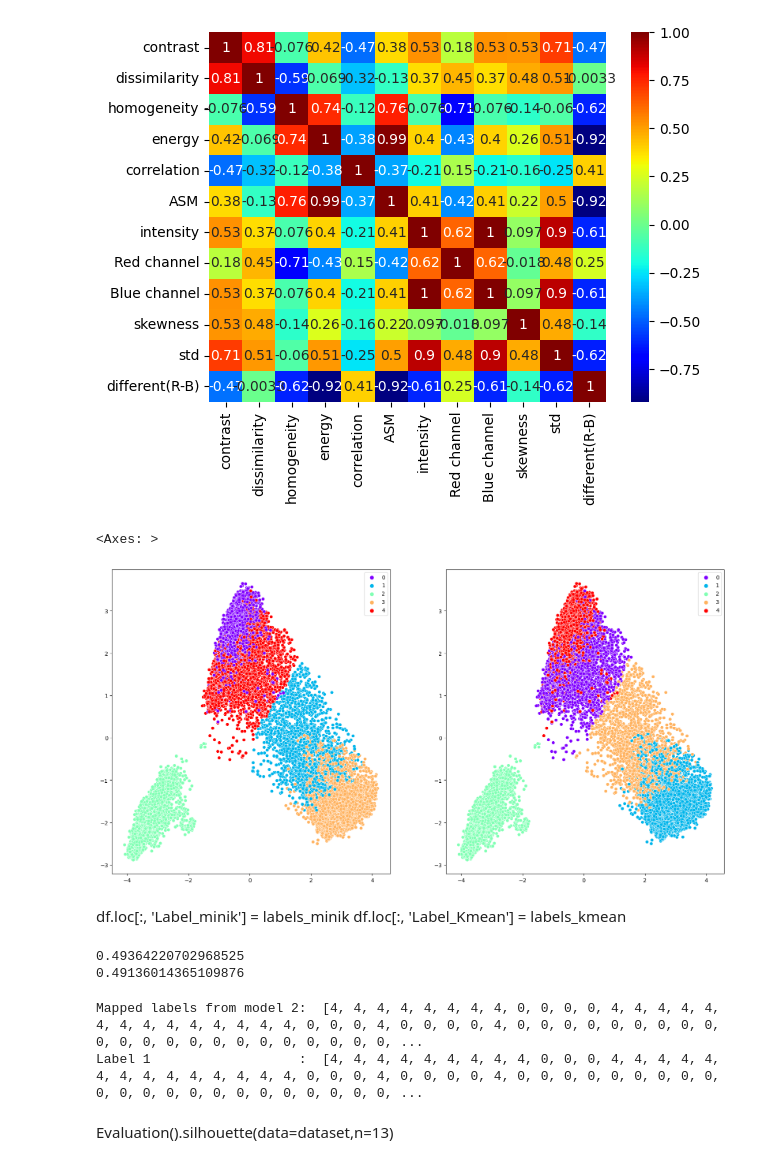
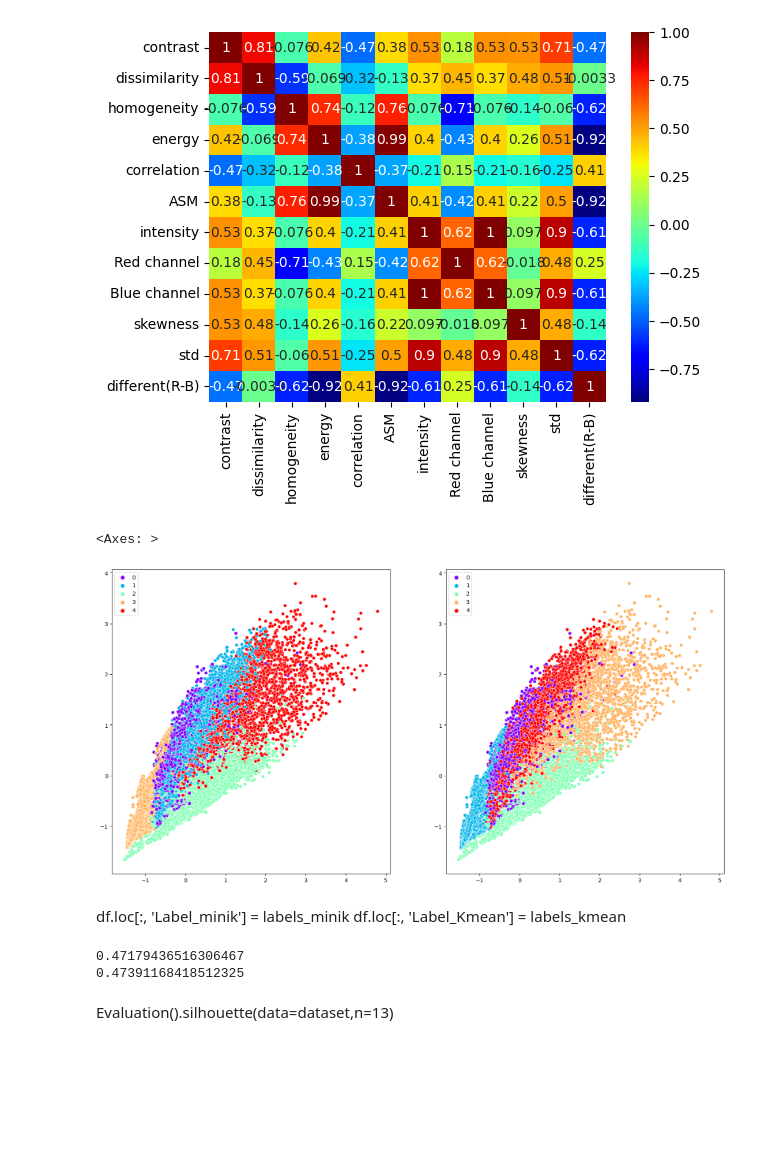
Before and after one commit to PrachayaKMITL/NARIT_internship_2024, a Jupyter notebook: Test_kernel/test_data.ipynb, the cells around one changed output. Drawn from its saved outputs; the diff is of its cells as text; code cells hidden in the pictures; blank space fills up the shorter version.

Commit message:
Increase clustering quality

```diff
--- a/Test_kernel/test_data.ipynb
+++ b/Test_kernel/test_data.ipynb
@@ -104,9 +104,10 @@ iso = IsolationForest(contamination=0.21,max_samples=0.1,n_estimators=204)  # Ad
 scaler = StandardScaler()
 scaler.fit(X)
 scaled = scaler.transform(X)
-outliers = iso.fit_predict(scaled)
-cleaned_data = scaled[outliers == 1]
+#iso.fit(scaled)
+#outliers = iso.predict(scaled)
+#cleaned_data = scaled[outliers == 1]
 pca = PCA(n_components=3,svd_solver='full')
-pca.fit(cleaned_data)
-principal = pca.transform(cleaned_data)
+pca.fit(scaled)
+principal = pca.transform(scaled)
 dataset = principal
@@ -128,21 +131,21 @@ sns.heatmap(data=X.corr(),cmap='jet',annot=True)
 # %%
 from sklearn.metrics.pairwise import euclidean_distances
 np.random.seed(42)
 kmeans = KMeans(init='k-means++', n_clusters=5, n_init=20,random_state=42,tol=1e-4,max_iter=300,algorithm='lloyd')
 minik = MiniBatchKMeans(n_clusters=5,batch_size=1036, max_no_improvement=20,random_state=42,tol=1e-5, init='k-means++' ,n_init=20, max_iter=300 ,reassignment_ratio=0.001)
 #GMM = GaussianMixture(n_components=5, tol=1e-4, init_params='kmeans',covariance_type='full', max_iter=500, random_state=42, n_init=10)
 #labels = GMM.fit_predict(dataset)
 labels_kmean = kmeans.fit_predict(dataset)
 labels_minik = minik.fit_predict(dataset)
 
 plt.figure(figsize=(20,10))
 plt.subplot(1,2,1)
-sns.scatterplot(data=scaled,x=principal[:,0],y=principal[:,1],hue=labels_minik,palette='rainbow')
+sns.scatterplot(data=scaled,x=scaled[:,0],y=scaled[:,1],hue=labels_minik,palette='rainbow')
 plt.subplot(1,2,2)
-sns.scatterplot(data=scaled,x=principal[:,0],y=principal[:,1],hue=labels_kmean,palette='rainbow')
+sns.scatterplot(data=scaled,x=scaled[:,0],y=scaled[:,1],hue=labels_kmean,palette='rainbow')
 # %% [output]
 <Axes: >
-[figure, old version]
+[figure, new version]
 # %% [markdown]
 df.loc[:, 'Label_minik'] = labels_minik
 df.loc[:, 'Label_Kmean'] = labels_kmean
@@ -151,28 +154,8 @@ print(silhouette_score(principal,labels_kmean))
 print(silhouette_score(principal,labels_minik))
 #print(silhouette_score(dataset,labels))
 # %% [output]
-0.49364220702968525
-0.49136014365109876
+0.47179436516306467
+0.47391168418512325
-# %%
-from sklearn.metrics import pairwise_distances_argmin
-
-centroids_model_1 = kmeans.cluster_centers_
-centroids_model_2 = minik.cluster_centers_
-
-# Find the closest matching centroids between the two models
-matching_indices = pairwise_distances_argmin(centroids_model_1, centroids_model_2)
-
-# Create a mapping based on the closest centroids
-mapping = {i: matching_indices[i] for i in range(len(centroids_model_1))}
-
-# Relabel clusters from model 2 based on the mapping
-labels_model_2_mapped = [mapping[label] for label in labels_minik]
-labels = [lab for lab in labels_kmean]
-print("Mapped labels from model 2: ", labels_model_2_mapped)
-print("Label 1                   : ",labels)
-# %% [output]
-Mapped labels from model 2:  [4, 4, 4, 4, 4, 4, 4, 4, 0, 0, 0, 0, 4, 4, 4, 4, 4, 4, 4, 4, 4, 4, 4, 4, 4, 4, 0, 0, 0, 4, 0, 0, 0, 0, 4, 0, 0, 0, 0, 0, 0, 0, 0, 0, 0, 0, 0, 0, 0, 0, 0, 0, 0, 0, 0, 0, 0, ...
-Label 1                   :  [4, 4, 4, 4, 4, 4, 4, 4, 4, 0, 0, 0, 4, 4, 4, 4, 4, 4, 4, 4, 4, 4, 4, 4, 4, 4, 0, 0, 0, 4, 0, 0, 0, 0, 4, 0, 0, 0, 0, 0, 0, 0, 0, 0, 0, 0, 0, 0, 0, 0, 0, 0, 0, 0, 0, 0, 0, ...
 # %% [markdown]
 Evaluation().silhouette(data=dataset,n=13)
 # %%
```
Also changed, not shown: parts of 7 cells of this notebook, 9 other files.
